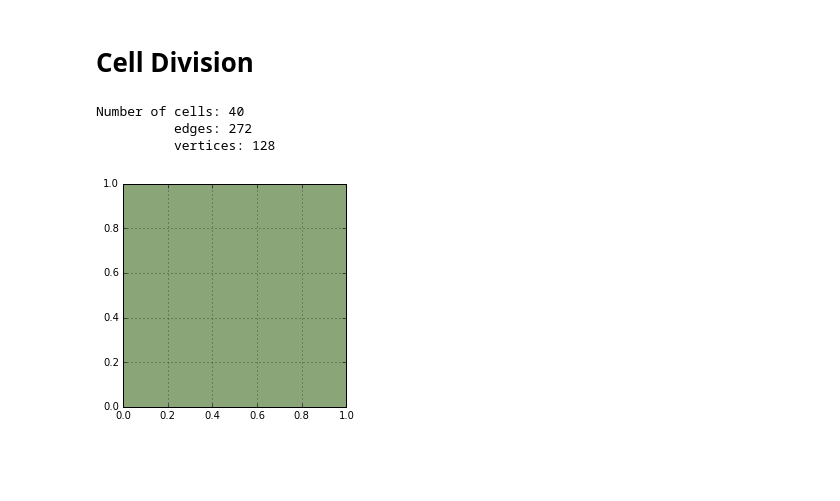
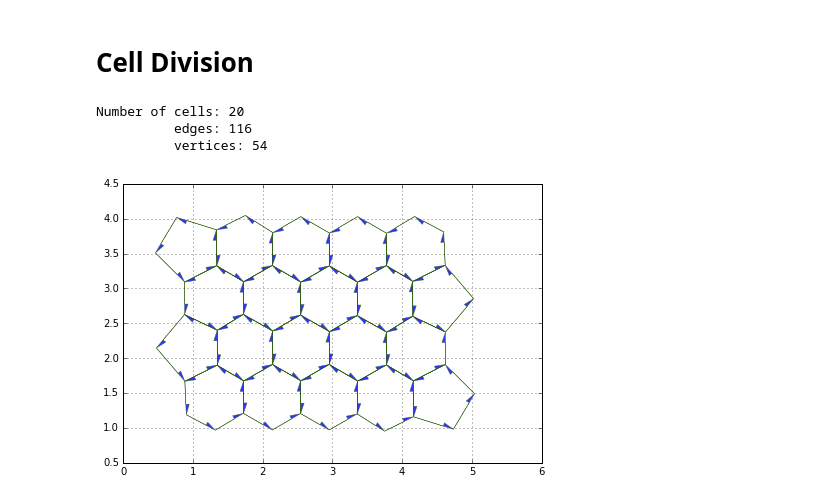
Before and after one commit to DamCB/tyssue, a Jupyter notebook: doc/notebooks/Cell_Division.ipynb, the cells around one changed output. Saved outputs shown, nothing was run; the diff lists cells and outputs as text; code cells hidden in the pictures; blank space fills up the shorter version.

```diff
--- a/doc/notebooks/Cell_Division.ipynb
+++ b/doc/notebooks/Cell_Division.ipynb
@@ -30,45 +23,30 @@ from tyssue.stores import load_datasets
 # %%
-# h5store = 'before_apoptosis.hf5'
-h5store = 'small_hexagonal.hf5'
-
-datasets = load_datasets(h5store,
-                         data_names=['face', 'vert', 'edge'])
-datasets['edge'] = datasets['edge'][['srce', 'trgt', 'face']]
-datasets['face'] = datasets['face'][['x', 'y', 'z', 'is_alive']]
-datasets['vert'] = datasets['vert'][['x', 'y', 'z']]
-
-specs = config.geometry.cylindrical_sheet()
-sheet = Sheet('emin', datasets, specs)
+sheet = Sheet.planar_sheet_2d('division', 6, 6, 1, 1)
 sheet.sanitize()
 geom.update_all(sheet)
 
-# ## Boundary conditions
-sheet.vert_df.is_active = 1
 sheet.edge_df['opposite'] = get_opposite(sheet.edge_df)
 
 # ## Set up the model
-create_anchors(sheet)
-nondim_specs = config.dynamics.quasistatic_sheet_spec_anchors()
-anchor_tension = 10
-nondim_specs['edge']['anchor_tension'] = anchor_tension
+nondim_specs = config.dynamics.quasistatic_plane_spec()
 dim_model_specs = model.dimentionalize(nondim_specs)
 sheet.update_specs(dim_model_specs, reset=True)
-
 
 print("Number of cells: {}\n"
       "          edges: {}\n"
       "          vertices: {}\n".format(sheet.Nf, sheet.Ne, sheet.Nv))
 
 # ## Minimize energy
 res = solver.find_energy_min(sheet, geom, model)
 
 # ## View the result
 draw_specs = config.draw.sheet_spec()
 draw_specs['vert']['visible'] = False
-draw_specs['face']['visible'] = True
-fig, ax = sheet_view(sheet, ['z', 'x'], **draw_specs)
+draw_specs['edge']['head_width'] = 0.1
+fig, ax = sheet_view(sheet, **draw_specs)
+fig.set_size_inches(12, 5)
 # %% [output]
-Number of cells: 40
-          edges: 272
-          vertices: 128
+Number of cells: 20
+          edges: 116
+          vertices: 54
-[figure, old version]
+[figure, new version]
```
Also changed, not shown: parts of 3 cells of this notebook, 5 other files.
